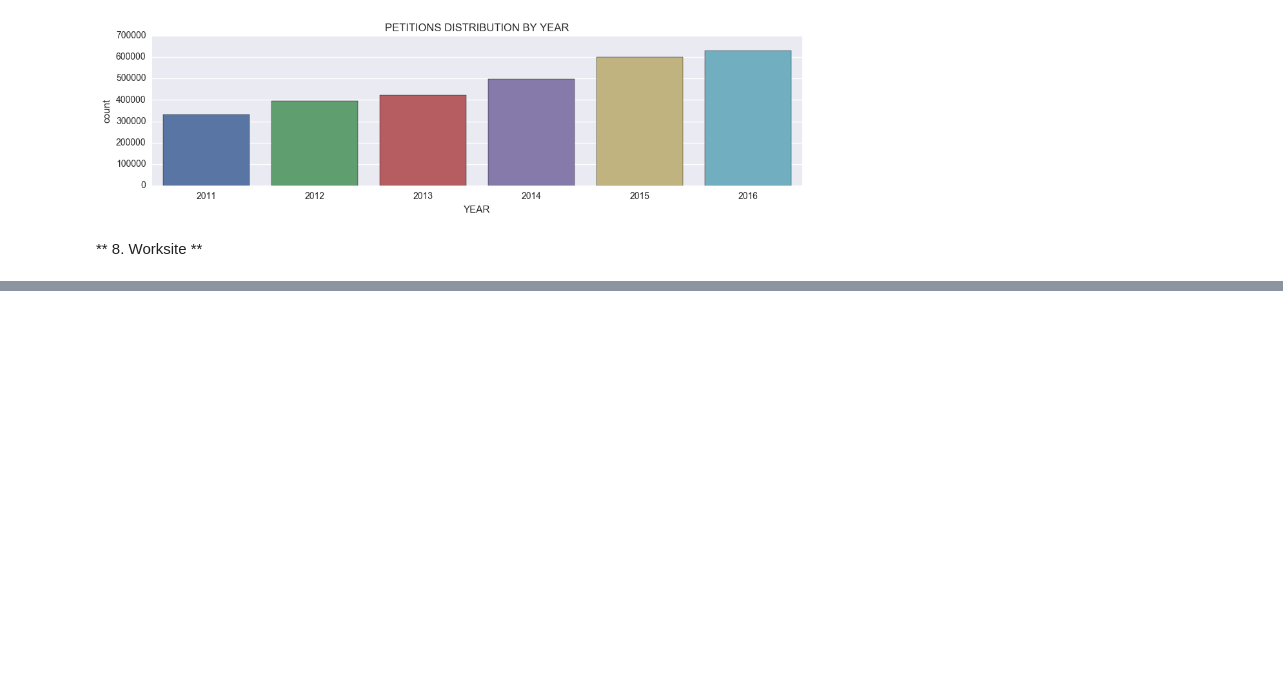
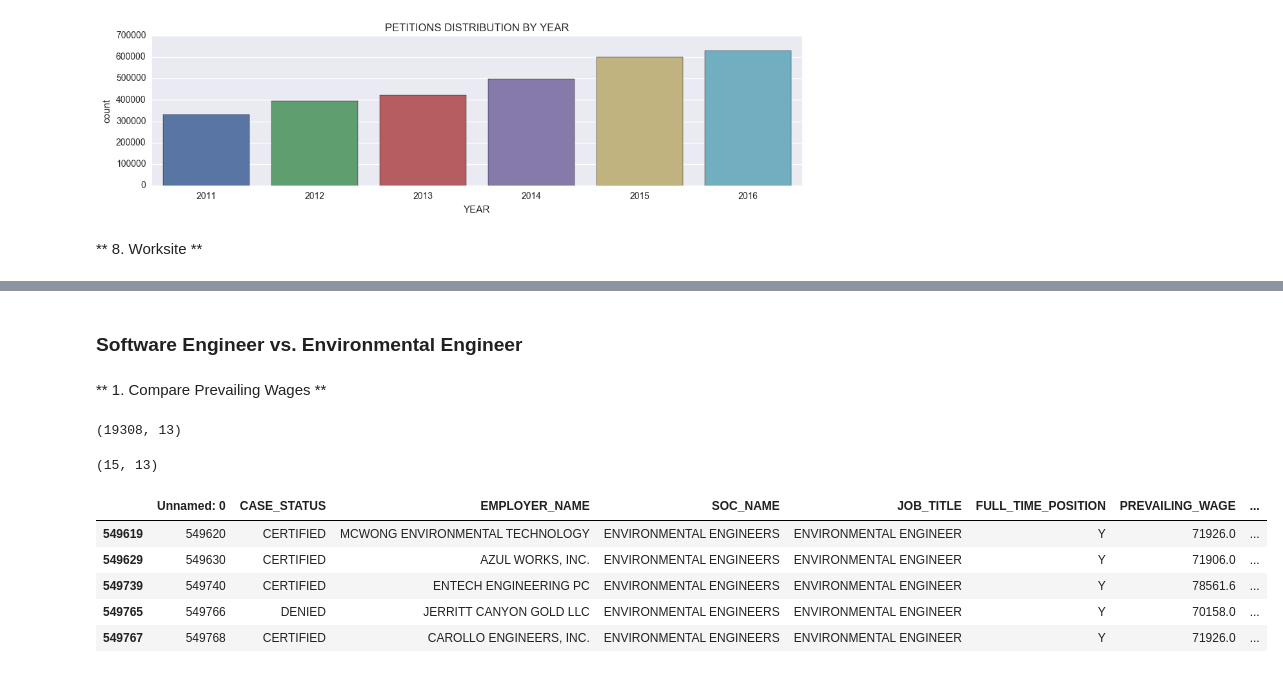
Before and after one commit to eyesballie/kaggle_h1b, a Jupyter notebook: H1bData.ipynb, the cells around one changed output, grey strips where cells are left out. Saved outputs shown, nothing was run; the diff lists cells and outputs as text; code cells hidden in the pictures; blank space fills up the shorter version.

```diff
--- a/H1bData.ipynb
+++ b/H1bData.ipynb
@@ -350,3 +354,26 @@ py.iplot( fig, filename='d3-cloropleth-map' )
 # %% [output]
 High five! You successfuly sent some data to your account on plotly. View your plot in your browser at https://plot.ly/~eyesball/0 or inside your plot.ly account where it is named 'd3-cloropleth-map'
 [interactive output not drawn]
+# %% [markdown]
+### Software Engineer vs. Environmental Engineer ###
+# %% [markdown]
+** 1. Compare Prevailing Wages **
+# %%
+software_data = data[(data['JOB_TITLE']=='SOFTWARE ENGINEER') & (data['YEAR']==2016.0) & (data['FULL_TIME_POSITION']=='Y')]
+software_data.shape
+# %% [output]
+(19308, 13)
+# %%
+env_data = data[(data['JOB_TITLE']=='ENVIRONMENTAL ENGINEER') & (data['YEAR']==2016.0) & (data['FULL_TIME_POSITION']=='Y')]
+env_data.shape
+# %% [output]
+(15, 13)
+# %%
+env_data.head()
+# %% [output]
+|  | Unnamed: 0 | CASE_STATUS | EMPLOYER_NAME | SOC_NAME | JOB_TITLE | FULL_TIME_POSITION | PREVAILING_WAGE | ... |
+| 549619 | 549620 | CERTIFIED | MCWONG ENVIRONMENTAL TECHNOLOGY | ENVIRONMENTAL ENGINEERS | ENVIRONMENTAL ENGINEER | Y | 71926.0 | ... |
+| 549629 | 549630 | CERTIFIED | AZUL WORKS, INC. | ENVIRONMENTAL ENGINEERS | ENVIRONMENTAL ENGINEER | Y | 71906.0 | ... |
+| 549739 | 549740 | CERTIFIED | ENTECH ENGINEERING PC | ENVIRONMENTAL ENGINEERS | ENVIRONMENTAL ENGINEER | Y | 78561.6 | ... |
+| 549765 | 549766 | DENIED | JERRITT CANYON GOLD LLC | ENVIRONMENTAL ENGINEERS | ENVIRONMENTAL ENGINEER | Y | 70158.0 | ... |
+| 549767 | 549768 | CERTIFIED | CAROLLO ENGINEERS, INC. | ENVIRONMENTAL ENGINEERS | ENVIRONMENTAL ENGINEER | Y | 71926.0 | ... |
```
Also changed, not shown: parts of 10 cells of this notebook.
